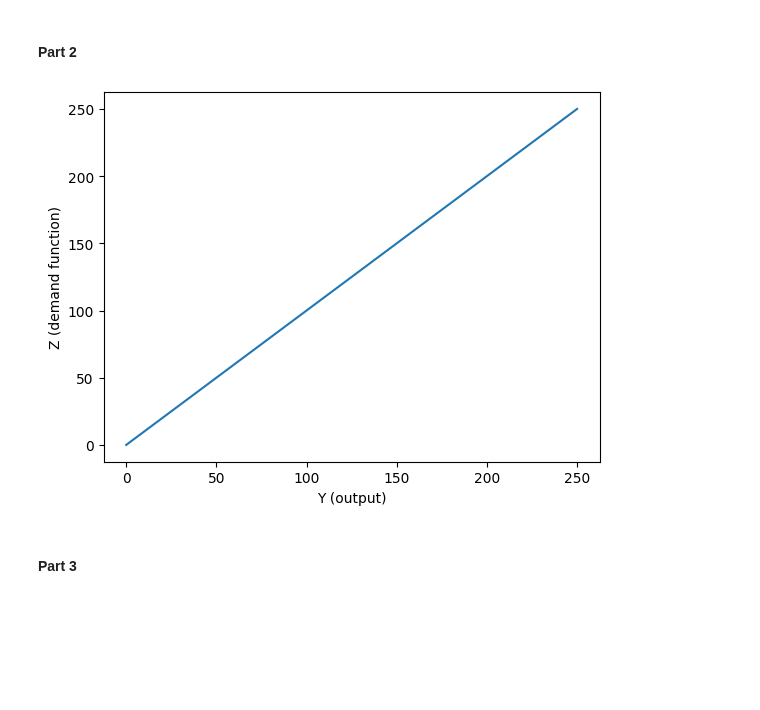
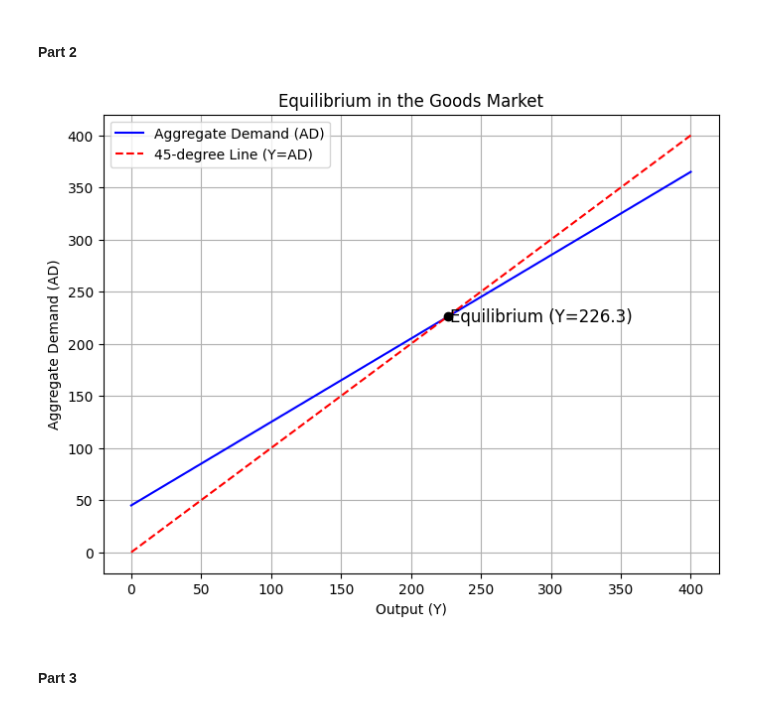
Before and after one commit to MariaChrysafis/Schoolwork, a Jupyter notebook: 14.02/pset1/main.ipynb, the cells around one changed output. Drawn from its saved outputs; the diff is of its cells as text; code cells hidden in the pictures; blank space fills up the shorter version.

```diff
--- a/14.02/pset1/main.ipynb
+++ b/14.02/pset1/main.ipynb
@@ -218,27 +219,45 @@ The wheat company has $90$ dollars in wages and $160$ dollars in profit; the ins
 - $c_1$ is the marginal propensity to consume (MPC), which measures how much consumption increases for each additional unit of disposable income. Since $0 < c_1 < 1$, it means that consumers spend a fraction of each dollar they earn.
 # %% [markdown]
 #### Part 2
-# %%
-import sys
-import subprocess
-
-# Install matplotlib silently
-subprocess.check_call([sys.executable, "-m", "pip", "install", "matplotlib"], stdout=subprocess.DEVNULL, stderr=subprocess.DEVNULL)
-subprocess.check_call([sys.executable, "-m", "pip", "install", "numpy"], stdout=subprocess.DEVNULL, stderr=subprocess.DEVNULL)
-
-import matplotlib.pyplot as plt
-import numpy as np
-
-xpoints = np.array([0, 250])
-ypoints = np.array([0, 250])
-
-plt.xlabel("Y (output)")
-plt.ylabel("Z (demand function)")
-
-plt.plot(xpoints, ypoints)
-plt.show()
-# %% [output]
-[figure, removed]
+# %%
+import numpy as np
+import matplotlib.pyplot as plt
+
+# Define the range for output (Y)
+Y = np.linspace(0, 400, 100)
+
+# Define Aggregate Demand (AD) as a function of Y (e.g., AD = C + I + G)
+C = 20 + 0.8 * Y  # Consumption function: autonomous consumption + MPC * Y
+I = 15  # Investment (assumed constant)
+G = 10  # Government spending (assumed constant)
+AD = C + I + G  # Aggregate Demand function
+
+# 45-degree line (Y = AD) for equilibrium condition
+line_45 = Y  # This represents where output equals demand
+
+# Plot the functions
+plt.figure(figsize=(8, 6))
+plt.plot(Y, AD, label='Aggregate Demand (AD)', color='blue')
+plt.plot(Y, line_45, label='45-degree Line (Y=AD)', linestyle='dashed', color='red')
+
+# Find equilibrium (where AD = Y)
+intersection_idx = np.argmin(np.abs(AD - Y))  # Find the index where AD is closest to Y
+Y_eq = Y[intersection_idx]
+AD_eq = AD[intersection_idx]
+
+# Mark equilibrium point
+plt.scatter(Y_eq, AD_eq, color='black', zorder=3)
+plt.text(Y_eq + 2, AD_eq - 5, f'Equilibrium (Y={Y_eq:.1f})', fontsize=12, color='black')
+
+# Labels and title
+plt.xlabel('Output (Y)')
+plt.ylabel('Aggregate Demand (AD)')
+plt.title('Equilibrium in the Goods Market')
+plt.legend()
+plt.grid()
+plt.show()
+# %% [output]
+[figure, added]
 # %% [markdown]
 #### Part 3
 # %% [markdown]
```
Also changed, not shown: parts of 3 cells of this notebook.
